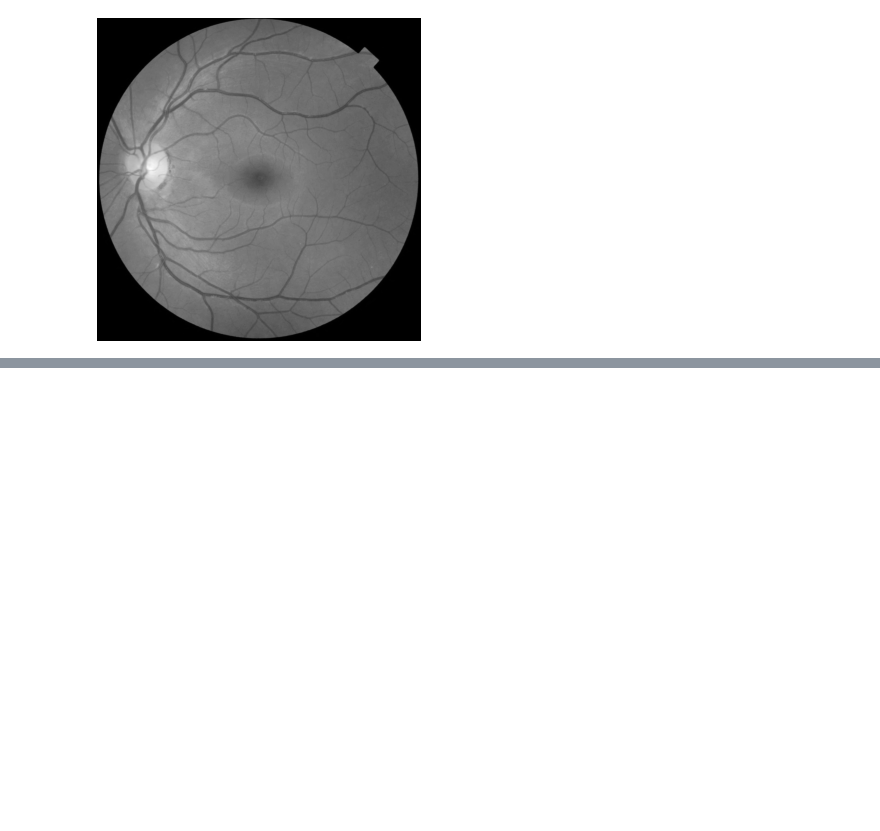
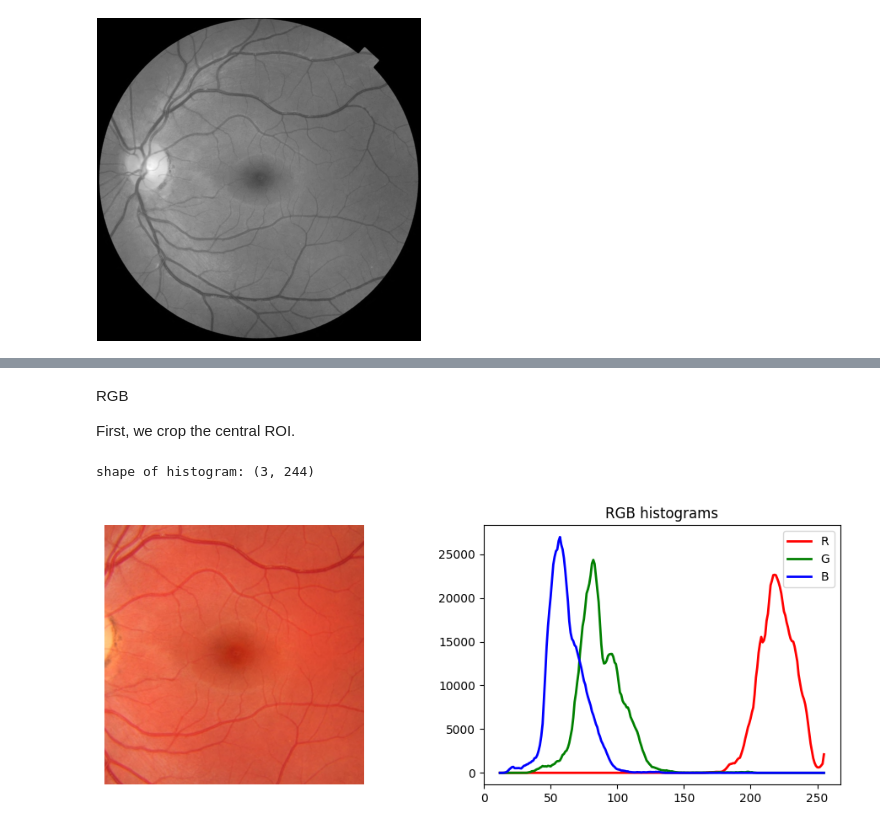
Before and after one commit to thiagopx/pdi, a Jupyter notebook: notebooks/01_intro.ipynb, the cells around one changed output, grey strips where cells are left out. Drawn from its saved outputs; the diff is of its cells as text; code cells hidden in the pictures; blank space fills up the shorter version.

```diff
--- a/notebooks/01_intro.ipynb
+++ b/notebooks/01_intro.ipynb
@@ -70,0 +121,26 @@ Standard deviation: 76.58712337326638
+# %% [markdown]
+RGB
+
+First, we crop the central ROI.
+# %%
+h, w, d = image.shape # height, width, depth
+dy = int(0.2 * h)
+dx = int(0.2 * w)
+cropped = image[dy : -dy, dx : -dx] # equivalent to gray[dy : h - dy, dx : w - dx, :]
+
+hist, hist_centers = histogram(cropped, channel_axis=2)
+print(f"shape of histogram: {hist.shape}")
+
+fig, axes = plt.subplots(1, 2, figsize=(12, 4), dpi=100)
+axes[0].imshow(cropped)
+axes[0].axis('off')
+axes[1].plot(hist_centers, hist[0], lw=2, label="R", color="red")
+axes[1].plot(hist_centers, hist[1], lw=2, label="G", color="green")
+axes[1].plot(hist_centers, hist[2], lw=2, label="B", color="blue")
+
+axes[1].set_title('RGB histograms')
+plt.legend()
+plt.show()
+# %% [output]
+shape of histogram: (3, 244)
+[figure, added]
```
Also changed, not shown: parts of 13 cells of this notebook, 2 other files.
